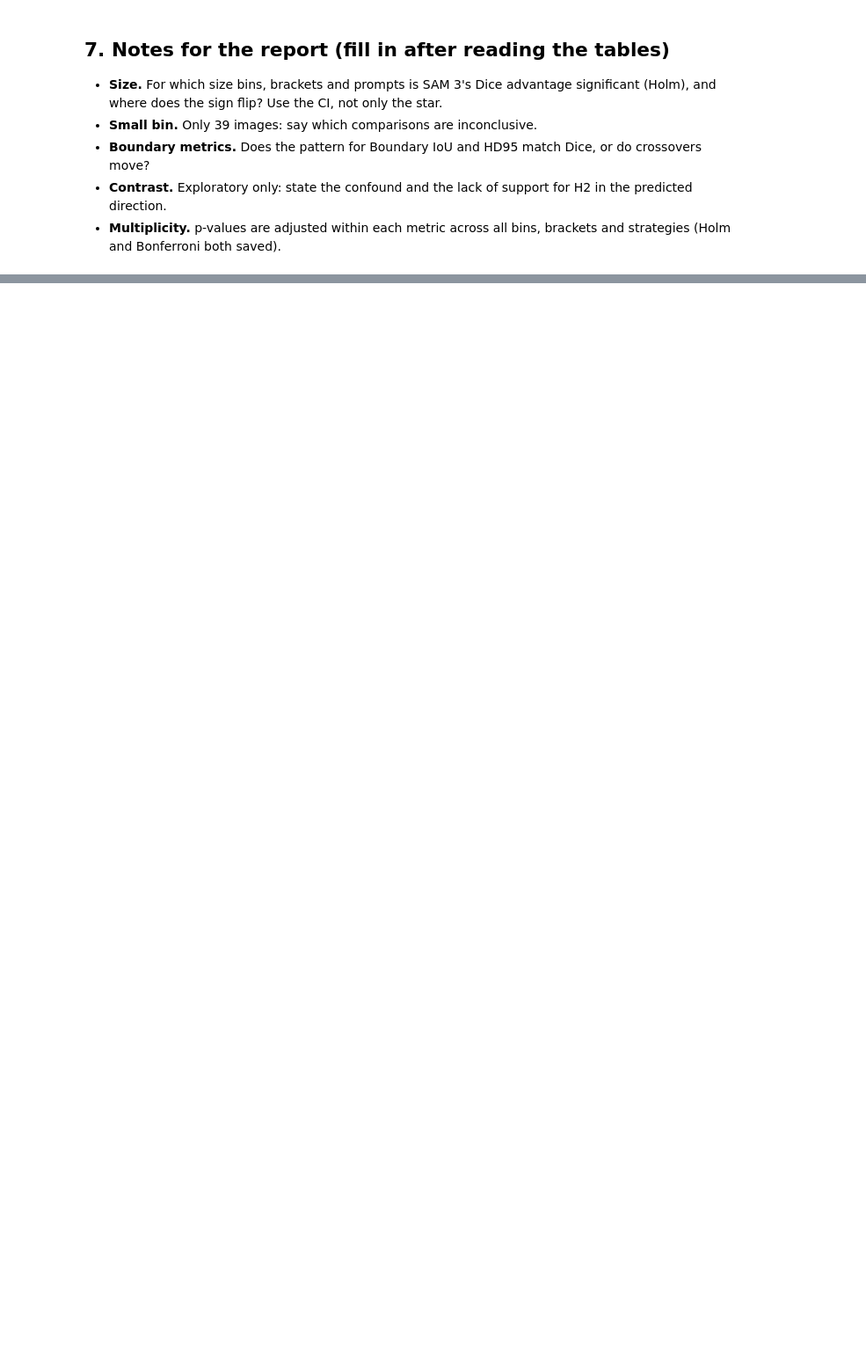
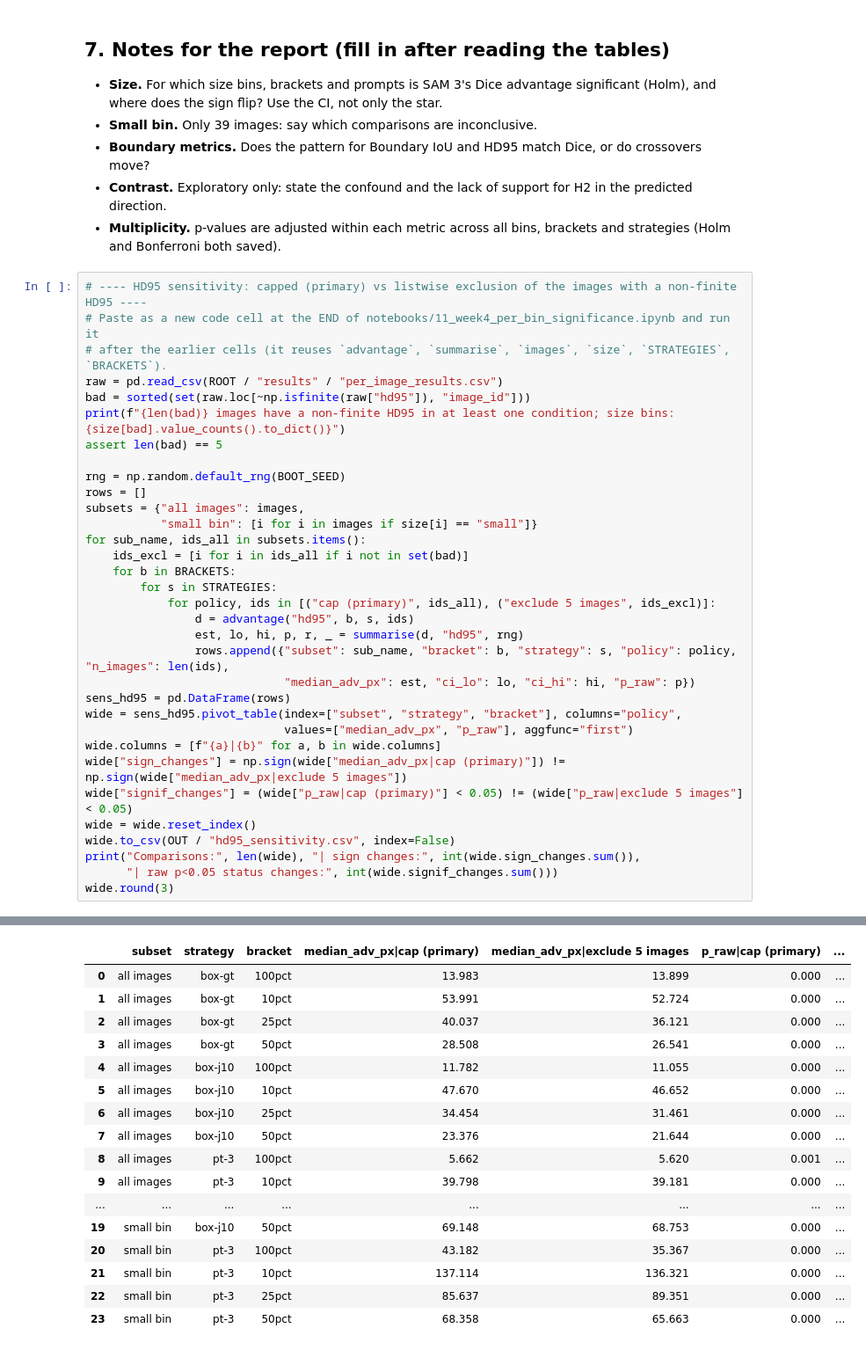
Before and after one commit to khy0/COMPSCI-764-research, a Jupyter notebook: notebooks/11_week4_per_bin_significance.ipynb, the cells around one changed output, grey strips where cells are left out. Shown at 88% size. Saved outputs shown, nothing was run; the diff lists cells and outputs as text; blank space fills up the shorter version.

Commit message:
Add HD95 cap-vs-exclude sensitivity; log decisions

```diff
--- a/notebooks/11_week4_per_bin_significance.ipynb
+++ b/notebooks/11_week4_per_bin_significance.ipynb
@@ -192,3 +278,37 @@ show(contrast_res, "boundary_iou")
 - **Boundary metrics.** Does the pattern for Boundary IoU and HD95 match Dice, or do crossovers move?
 - **Contrast.** Exploratory only: state the confound and the lack of support for H2 in the predicted direction.
 - **Multiplicity.** p-values are adjusted within each metric across all bins, brackets and strategies (Holm and Bonferroni both saved).
+# %%
+# ---- HD95 sensitivity: capped (primary) vs listwise exclusion of the images with a non-finite HD95 ----
+# Paste as a new code cell at the END of notebooks/11_week4_per_bin_significance.ipynb and run it
+# after the earlier cells (it reuses `advantage`, `summarise`, `images`, `size`, `STRATEGIES`, `BRACKETS`).
+raw = pd.read_csv(ROOT / "results" / "per_image_results.csv")
+bad = sorted(set(raw.loc[~np.isfinite(raw["hd95"]), "image_id"]))
+print(f"{len(bad)} images have a non-finite HD95 in at least one condition; size bins: {size[bad].value_counts().to_dict()}")
+assert len(bad) == 5
+
+rng = np.random.default_rng(BOOT_SEED)
+rows = []
+subsets = {"all images": images,
+           "small bin": [i for i in images if size[i] == "small"]}
+for sub_name, ids_all in subsets.items():
+    ids_excl = [i for i in ids_all if i not in set(bad)]
+    for b in BRACKETS:
+        for s in STRATEGIES:
+            for policy, ids in [("cap (primary)", ids_all), ("exclude 5 images", ids_excl)]:
+                d = advantage("hd95", b, s, ids)
+                est, lo, hi, p, r, _ = summarise(d, "hd95", rng)
+                rows.append({"subset": sub_name, "bracket": b, "strategy": s, "policy": policy, "n_images": len(ids),
+                             "median_adv_px": est, "ci_lo": lo, "ci_hi": hi, "p_raw": p})
+sens_hd95 = pd.DataFrame(rows)
+wide = sens_hd95.pivot_table(index=["subset", "strategy", "bracket"], columns="policy",
+                             values=["median_adv_px", "p_raw"], aggfunc="first")
+wide.columns = [f"{a}|{b}" for a, b in wide.columns]
+wide["sign_changes"] = np.sign(wide["median_adv_px|cap (primary)"]) != np.sign(wide["median_adv_px|exclude 5 images"])
+wide["signif_changes"] = (wide["p_raw|cap (primary)"] < 0.05) != (wide["p_raw|exclude 5 images"] < 0.05)
+wide = wide.reset_index()
+wide.to_csv(OUT / "hd95_sensitivity.csv", index=False)
+print("Comparisons:", len(wide), "| sign changes:", int(wide.sign_changes.sum()),
+      "| raw p<0.05 status changes:", int(wide.signif_changes.sum()))
+wide.round(3)
+# %% [output]
@@ -194,0 +317,17 @@ show(contrast_res, "boundary_iou")
+|  | subset | strategy | bracket | median_adv_px|cap (primary) | median_adv_px|exclude 5 images | p_raw|cap (primary) | ... |
+| 0 | all images | box-gt | 100pct | 13.983 | 13.899 | 0.000 | ... |
+| 1 | all images | box-gt | 10pct | 53.991 | 52.724 | 0.000 | ... |
+| 2 | all images | box-gt | 25pct | 40.037 | 36.121 | 0.000 | ... |
+| 3 | all images | box-gt | 50pct | 28.508 | 26.541 | 0.000 | ... |
+| 4 | all images | box-j10 | 100pct | 11.782 | 11.055 | 0.000 | ... |
+| 5 | all images | box-j10 | 10pct | 47.670 | 46.652 | 0.000 | ... |
+| 6 | all images | box-j10 | 25pct | 34.454 | 31.461 | 0.000 | ... |
+| 7 | all images | box-j10 | 50pct | 23.376 | 21.644 | 0.000 | ... |
+| 8 | all images | pt-3 | 100pct | 5.662 | 5.620 | 0.001 | ... |
+| 9 | all images | pt-3 | 10pct | 39.798 | 39.181 | 0.000 | ... |
+| ... | ... | ... | ... | ... | ... | ... | ... |
+| 19 | small bin | box-j10 | 50pct | 69.148 | 68.753 | 0.000 | ... |
+| 20 | small bin | pt-3 | 100pct | 43.182 | 35.367 | 0.000 | ... |
+| 21 | small bin | pt-3 | 10pct | 137.114 | 136.321 | 0.000 | ... |
+| 22 | small bin | pt-3 | 25pct | 85.637 | 89.351 | 0.000 | ... |
+| 23 | small bin | pt-3 | 50pct | 68.358 | 65.663 | 0.000 | ... |
```
Also changed, not shown: parts of 8 cells of this notebook, 2 other files.
